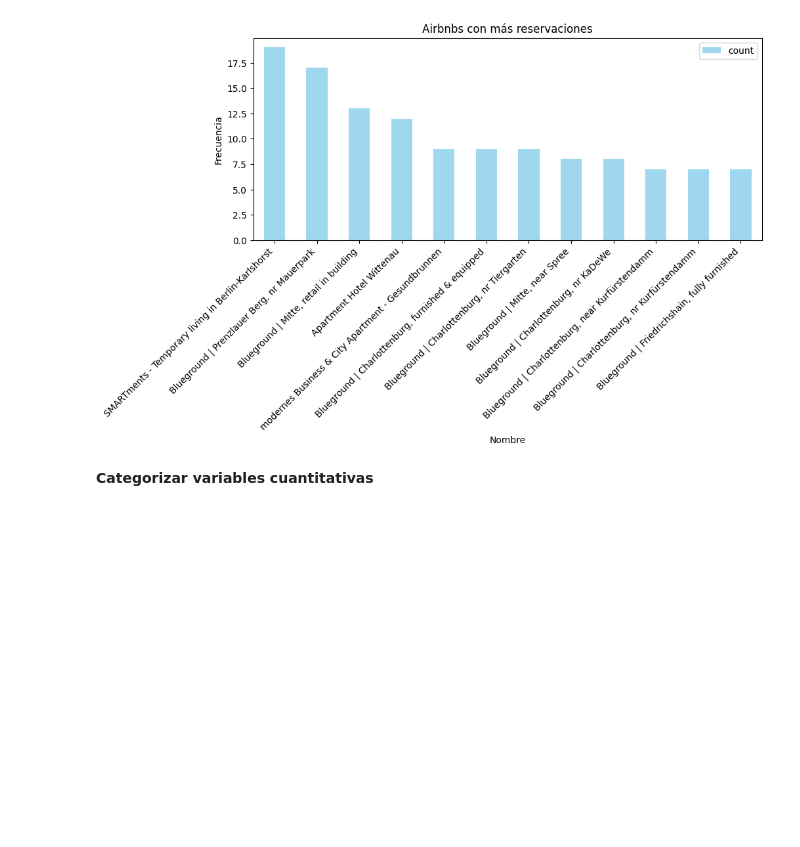
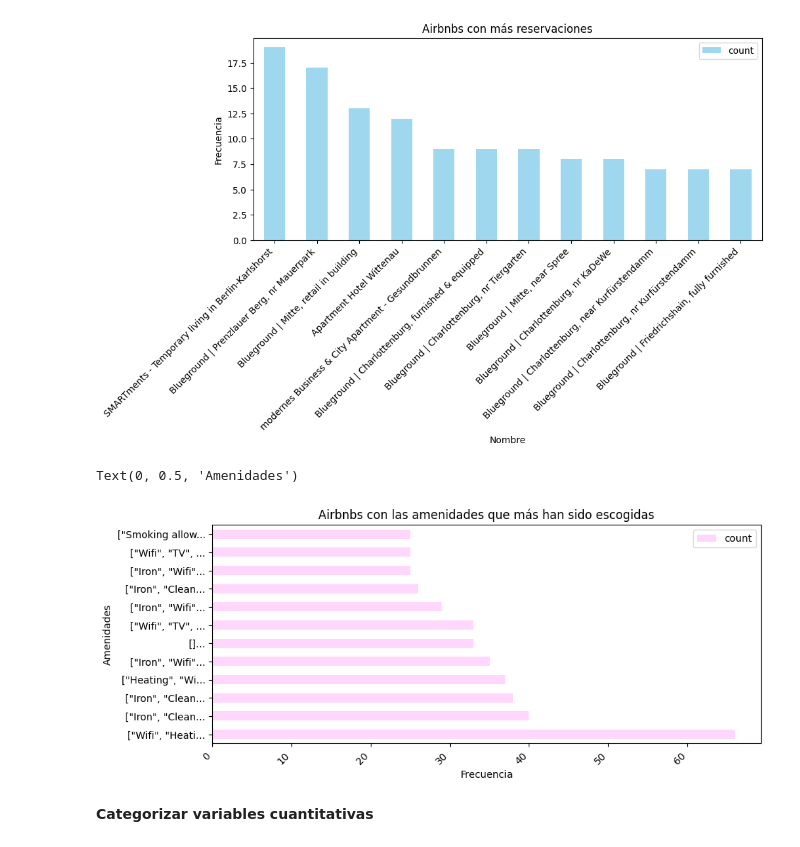
Before and after one commit to Raydays55/Actividad-5, a Jupyter notebook: Act5.ipynb, the cells around one changed output. Cells and saved outputs as stored; diff of their text form; code cells hidden in the pictures; blank space fills up the shorter version.

```diff
--- a/Act5.ipynb
+++ b/Act5.ipynb
@@ -157,3 +158,26 @@ plt.ylabel('Frecuencia')
 # %% [output]
 Text(0, 0.5, 'Frecuencia')
 [figure]
+# %%
+# 6. Análisis univariado 'amenities'
+Tabla_freq_amenities = df_extrac['amenities'].value_counts().reset_index()
+Tabla_freq_amenities
+
+# Filtro de valores más relevantes de la variable categórica
+Filtro_amenities = Tabla_freq_amenities[Tabla_freq_amenities['count'] > 23]
+Filtro_amenities.head(11)
+
+# Ajustar el índice del DF
+Filtro_index_amenities= Filtro_amenities.set_index('amenities')
+Filtro_index_amenities
+
+# Realizar gráfica de barras del DF filtrado, Análisis univariado de una frecuencia
+Filtro_index_amenities.index = Filtro_index_amenities.index.str.slice(0, 15) + "..."
+Filtro_index_amenities.plot(kind= 'barh', figsize= (10,4), alpha = 0.8, colormap = 'vanimo')
+plt.title('Airbnbs con las amenidades que más han sido escogidas')
+plt.xticks(rotation=45, ha='right')
+plt.xlabel('Frecuencia')
+plt.ylabel('Amenidades')
+# %% [output]
+Text(0, 0.5, 'Amenidades')
+[figure, added]
```
Also changed, not shown: parts of 2 cells of this notebook.
